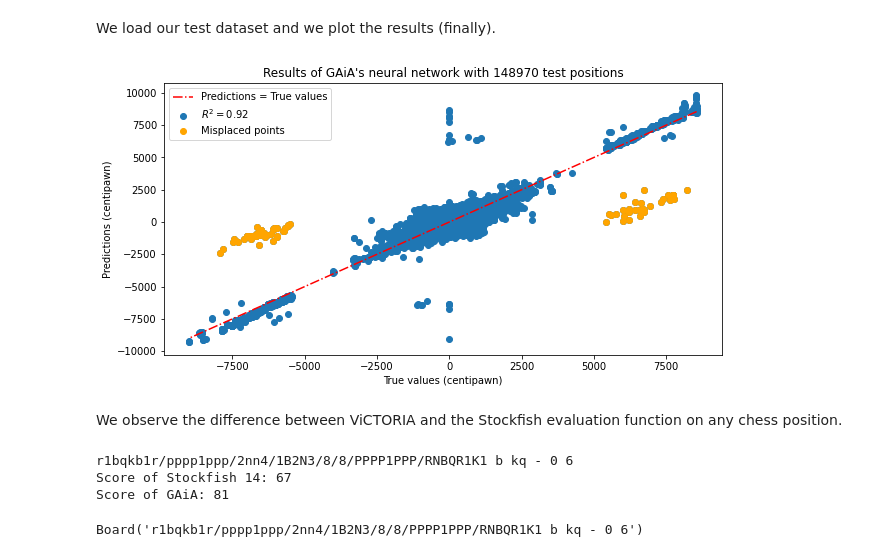
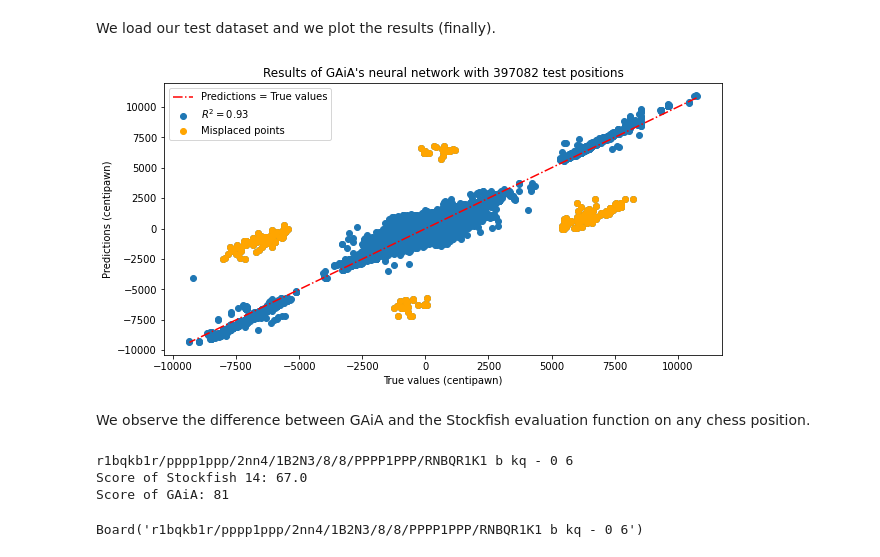
Before and after one commit to gaetanserre/GAiA, a Jupyter notebook: SE-ResNet/results.ipynb, the cells around one changed output. Saved outputs shown, nothing was run; the diff lists cells and outputs as text; code cells hidden in the pictures.

```diff
--- a/SE-ResNet/results.ipynb
+++ b/SE-ResNet/results.ipynb
@@ -49,6 +49,13 @@ def plot_regression_results(model, X_test, y_test, path=None):
   mask3 = y_test > 5000
   mask4 = preds < 3000
   mask = (mask1 & mask2) | (mask3 & mask4)
+  mask1 = scores_test > -2500
+  mask2 = scores_test < 2500
+  mask3 = preds > 5000
+  mask4 = preds < -5000
+  mask = mask | ((mask1 & mask2) & (mask3 | mask4))
+
+
   plt.scatter(y_test[mask], preds[mask], color="orange", label = "Misplaced points")
 
   plt.xlabel("True values (centipawn)")
@@ -61,10 +68,10 @@ def plot_regression_results(model, X_test, y_test, path=None):
 We load our test dataset and we plot the results (finally).
 # %%
 directory = "/media/gaetan/HDD/IA/Chess/Datasets/SE_ResNet/"
-positions_test, scores_test = read_many_hdf5(148970, directory, "_test")
+positions_test, scores_test = read_many_hdf5(397082, directory, "_test")
 plot_regression_results(model, positions_test, scores_test, path="results/result.pdf")
 # %% [output]
-[figure, old version]
+[figure, new version]
 # %%
 def test_position (model, engine_path, fen):
   score_getter = ScoreGetter(engine_path, Engine.STOCKFISH)
@@ -78,10 +86,10 @@ def test_position (model, engine_path, fen):
 # %% [markdown]
-We observe the difference between ViCTORIA and the Stockfish evaluation function on any chess position.
+We observe the difference between GAiA and the Stockfish evaluation function on any chess position.
 # %%
-engine_path = "bin/stockfish.exe"
+engine_path = "bin/stockfish"
 test_position(model, engine_path, "r1bqkb1r/pppp1ppp/2nn4/1B2N3/8/8/PPPP1PPP/RNBQR1K1 b kq - 0 6")
 # %% [output]
 r1bqkb1r/pppp1ppp/2nn4/1B2N3/8/8/PPPP1PPP/RNBQR1K1 b kq - 0 6
-Score of Stockfish 14: 67
+Score of Stockfish 14: 67.0
 Score of GAiA: 81
 Board('r1bqkb1r/pppp1ppp/2nn4/1B2N3/8/8/PPPP1PPP/RNBQR1K1 b kq - 0 6')
```
Also changed, not shown: parts of 2 cells of this notebook, 15 other files.
